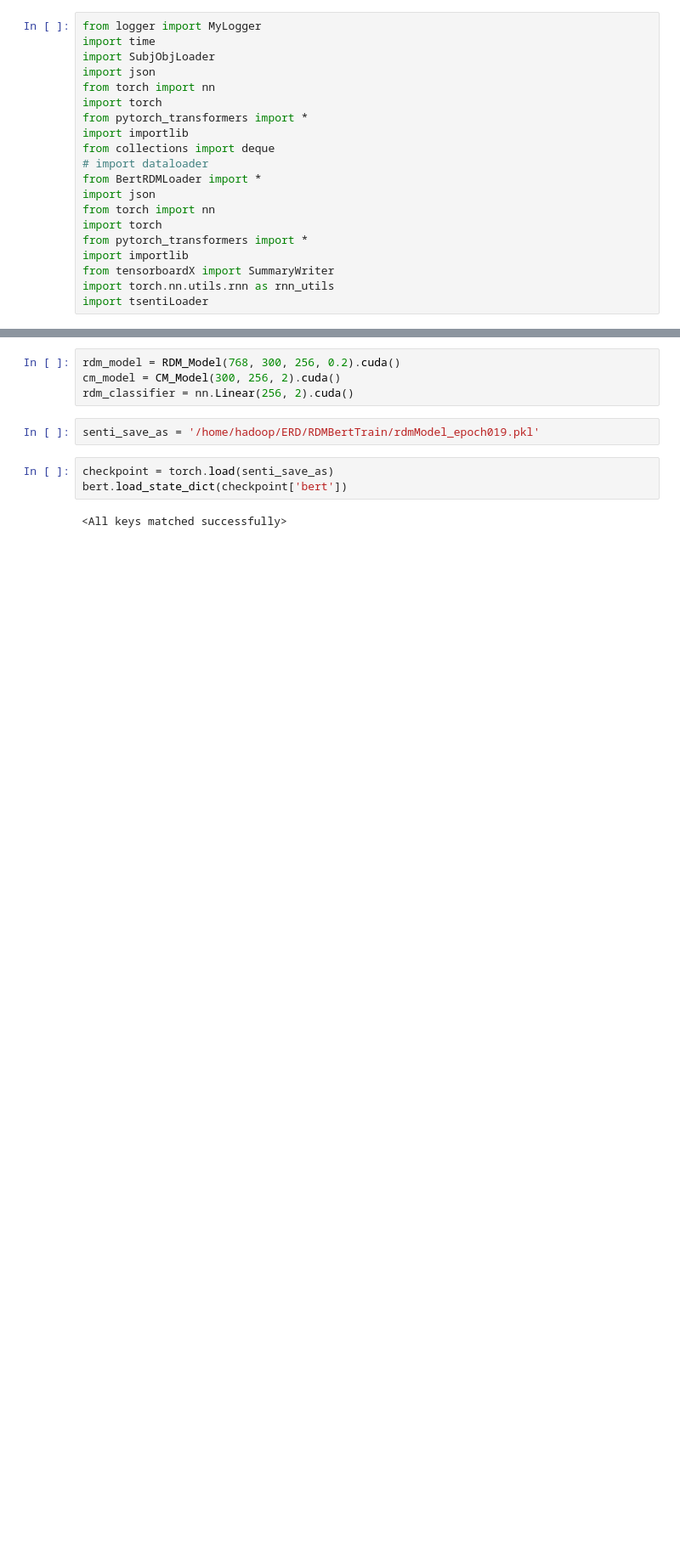
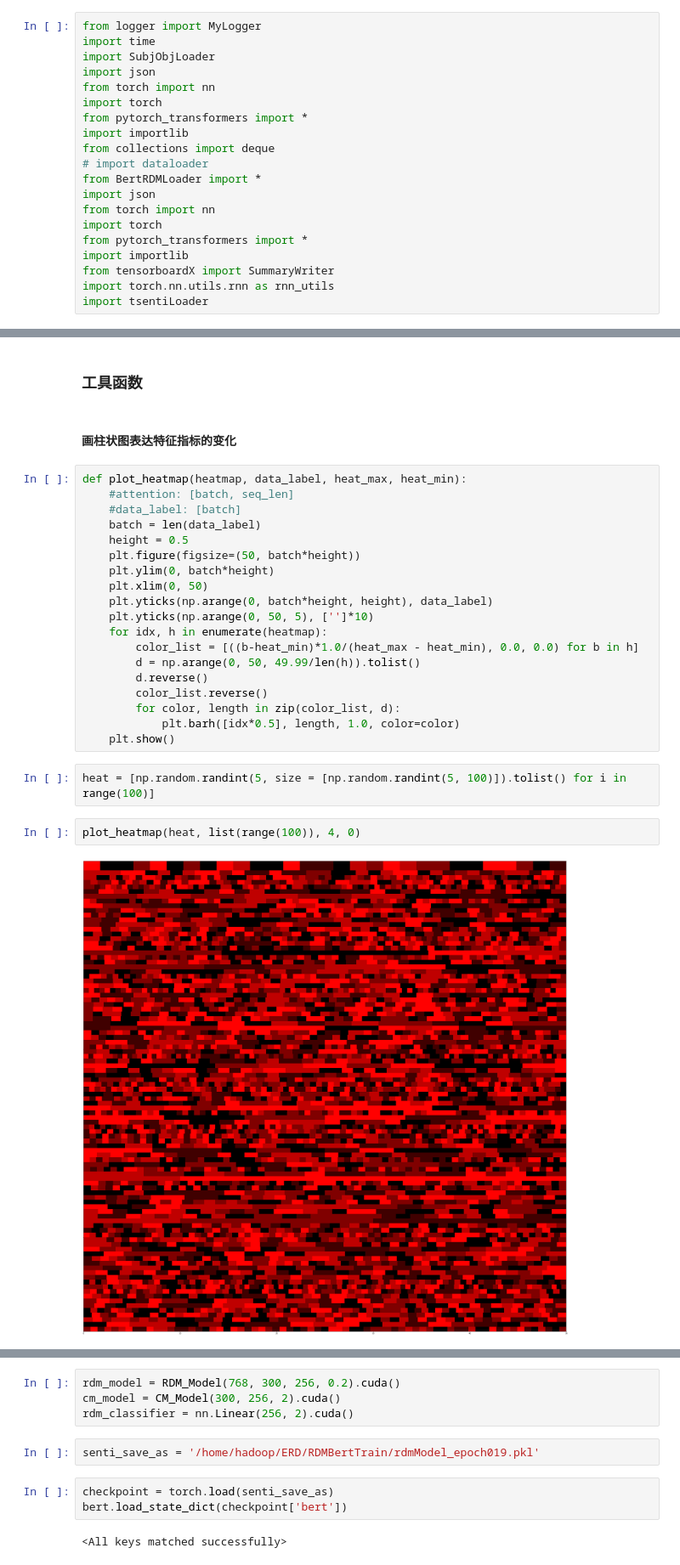
Before and after one commit to LuMelon/ERD, a Jupyter notebook: EvaluationForModel.ipynb, the cells around one changed output, grey strips where cells are left out. Shown: that part at 85% size. Drawn from its saved outputs; the diff is of its cells as text; blank space fills up the shorter version.

```diff
--- a/EvaluationForModel.ipynb
+++ b/EvaluationForModel.ipynb
@@ -20,0 +24,29 @@ import tsentiLoader
+# %% [markdown]
+### 工具函数
+# %% [markdown]
+#### 画柱状图表达特征指标的变化
+# %%
+def plot_heatmap(heatmap, data_label, heat_max, heat_min):
+    #attention: [batch, seq_len]
+    #data_label: [batch]
+    batch = len(data_label)
+    height = 0.5
+    plt.figure(figsize=(50, batch*height))
+    plt.ylim(0, batch*height)
+    plt.xlim(0, 50)
+    plt.yticks(np.arange(0, batch*height, height), data_label)
+    plt.yticks(np.arange(0, 50, 5), ['']*10)
+    for idx, h in enumerate(heatmap):
+        color_list = [((b-heat_min)*1.0/(heat_max - heat_min), 0.0, 0.0) for b in h]
+        d = np.arange(0, 50, 49.99/len(h)).tolist()
+        d.reverse()
+        color_list.reverse()
+        for color, length in zip(color_list, d):
+            plt.barh([idx*0.5], length, 1.0, color=color)
+    plt.show()
+# %%
+heat = [np.random.randint(5, size = [np.random.randint(5, 100)]).tolist() for i in range(100)]
+# %%
+plot_heatmap(heat, list(range(100)), 4, 0)
+# %% [output]
+[figure, added]
```
Also changed, not shown: parts of 53 cells of this notebook, 4 other files.
